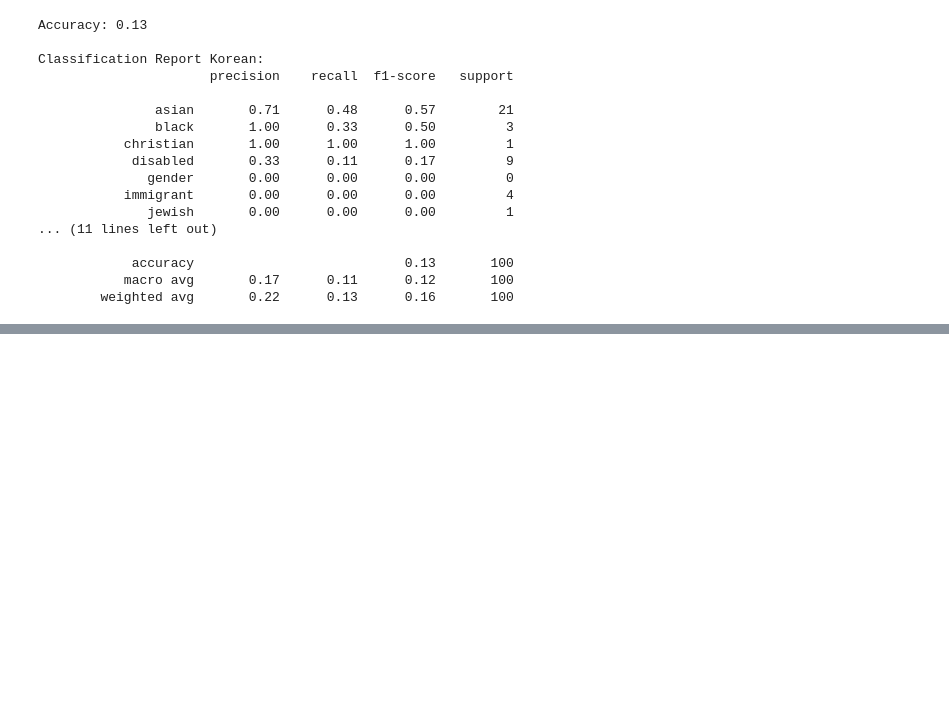
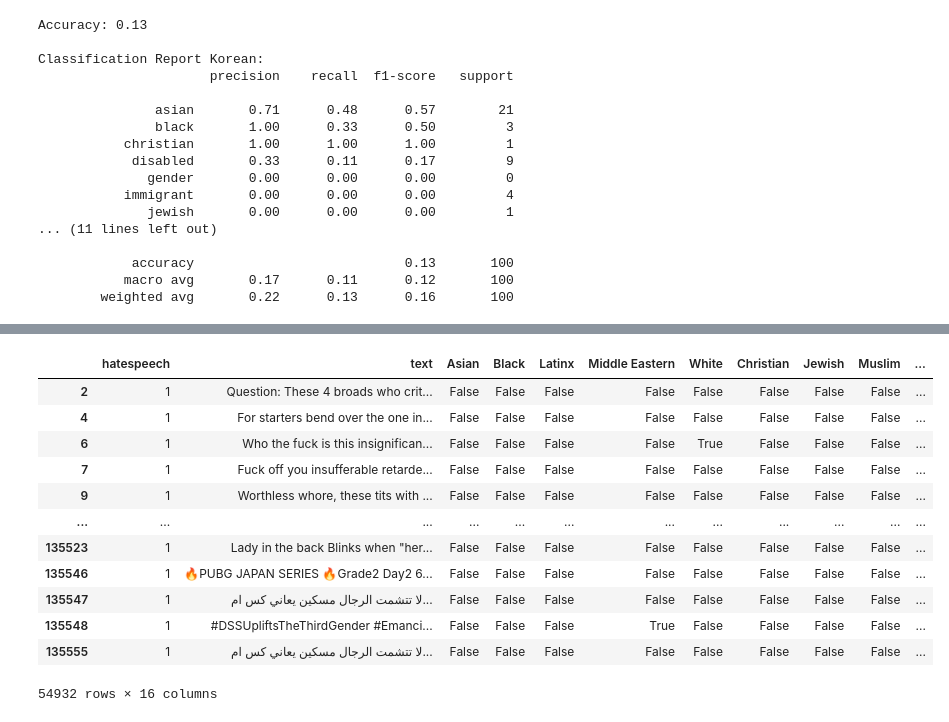
Before and after one commit to brandonmoretti/GlobalHatespeechClassifier, a Jupyter notebook: LLM (1).ipynb, the cells around one changed output, grey strips where cells are left out. Drawn from its saved outputs; the diff is of its cells as text; code cells hidden in the pictures; blank space fills up the shorter version.

Commit message:
modified:   LLM (1).ipynb 	modified:   arabic_llm_prediction.csv 	new file:   hate_speech_answers.csv 	new file:   hatespeech_llm_prediction.csv

```diff
--- a/LLM (1).ipynb
+++ b/LLM (1).ipynb
@@ -356,0 +400,19 @@ Classification Report Korean:
+# %%
+#removing native american, pacific islander, athiest, buddhist,  hindu, mormon, other religions, non-binary
+high_frequency_targets = berkeley_compressed.drop(['Native American', 'Pacific Islander', 'Atheist', 'Buddhist',
+                                                     'Hindu', 'Mormon', 'Other Religion', 'Non-Binary', 'Straight'], axis = 1)
+high_frequency_targets
+# %% [output]
+|  | hatespeech | text | Asian | Black | Latinx | Middle Eastern | White | Christian | Jewish | Muslim | ... |
+| 2 | 1 | Question: These 4 broads who crit... | False | False | False | False | False | False | False | False | ... |
+| 4 | 1 | For starters bend over the one in... | False | False | False | False | False | False | False | False | ... |
+| 6 | 1 | Who the fuck is this insignifican... | False | False | False | False | True | False | False | False | ... |
+| 7 | 1 | Fuck off you insufferable retarde... | False | False | False | False | False | False | False | False | ... |
+| 9 | 1 | Worthless whore, these tits with ... | False | False | False | False | False | False | False | False | ... |
+| ... | ... | ... | ... | ... | ... | ... | ... | ... | ... | ... | ... |
+| 135523 | 1 | Lady in the back Blinks when "her... | False | False | False | False | False | False | False | False | ... |
+| 135546 | 1 | 🔥PUBG JAPAN SERIES 🔥Grade2 Day2 6... | False | False | False | False | False | False | False | False | ... |
+| 135547 | 1 | لا تتشمت الرجال مسكين يعاني كس ام... | False | False | False | False | False | False | False | False | ... |
+| 135548 | 1 | #DSSUpliftsTheThirdGender #Emanci... | False | False | False | True | False | False | False | False | ... |
+| 135555 | 1 | لا تتشمت الرجال مسكين يعاني كس ام... | False | False | False | False | False | False | False | False | ... |
+54932 rows × 16 columns
```
Also changed, not shown: parts of 6 cells of this notebook, 3 other files.
